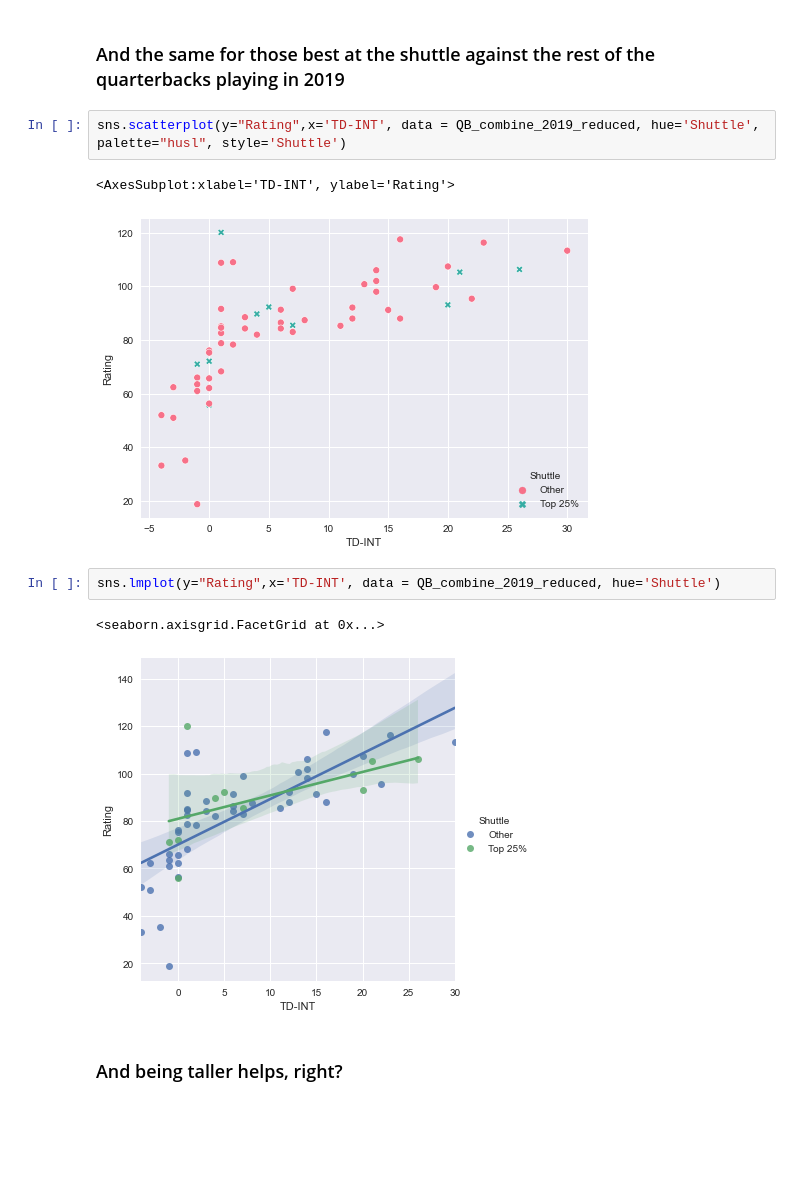
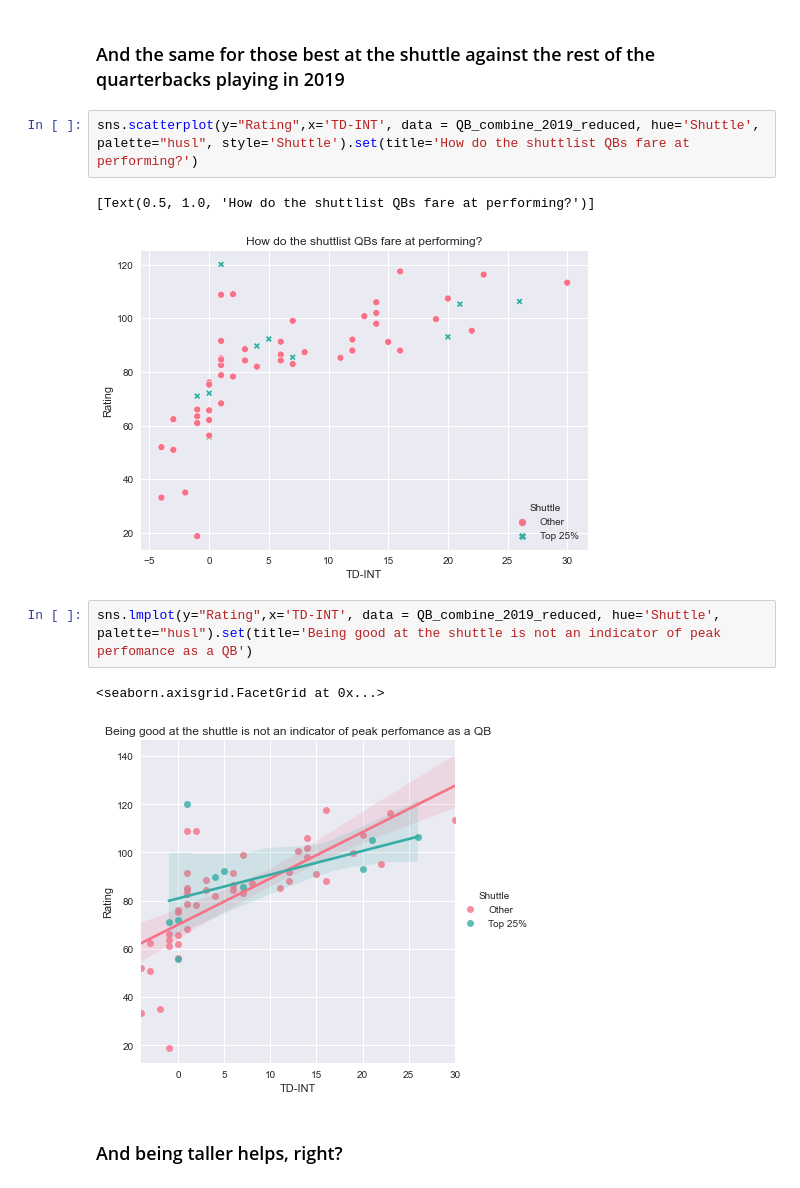
Before and after one commit to User7712/UCDPA_MarkCheesmore, a Jupyter notebook: QB_in_NFL_2019.ipynb, the cells around one changed output. Drawn from its saved outputs; the diff is of its cells as text; blank space fills up the shorter version.

Commit message:
Really FINAL version - added graph titles and some ML regression lines

```diff
--- a/QB_in_NFL_2019.ipynb
+++ b/QB_in_NFL_2019.ipynb
@@ -494,15 +494,15 @@ QB_combine_2019_reduced.loc[QB_combine_2019_reduced['combineShuttle'] < Best_Shu
 # %% [markdown]
 ### And the same for those best at the shuttle against the rest of the quarterbacks playing in 2019
 # %%
-sns.scatterplot(y="Rating",x='TD-INT', data = QB_combine_2019_reduced, hue='Shuttle', palette="husl", style='Shuttle')
+sns.scatterplot(y="Rating",x='TD-INT', data = QB_combine_2019_reduced, hue='Shuttle', palette="husl", style='Shuttle').set(title='How do the shuttlist QBs fare at performing?')
 # %% [output]
-<AxesSubplot:xlabel='TD-INT', ylabel='Rating'>
+[Text(0.5, 1.0, 'How do the shuttlist QBs fare at performing?')]
-[figure, old version]
+[figure, new version]
 # %%
-sns.lmplot(y="Rating",x='TD-INT', data = QB_combine_2019_reduced, hue='Shuttle')
+sns.lmplot(y="Rating",x='TD-INT', data = QB_combine_2019_reduced, hue='Shuttle', palette="husl").set(title='Being good at the shuttle is not an indicator of peak perfomance as a QB')
 # %% [output]
 <seaborn.axisgrid.FacetGrid at 0x...>
-[figure, old version]
+[figure, new version]
 # %% [markdown]
 ### And being taller helps, right?
 # %%
```
Also changed, not shown: parts of 11 cells of this notebook.
